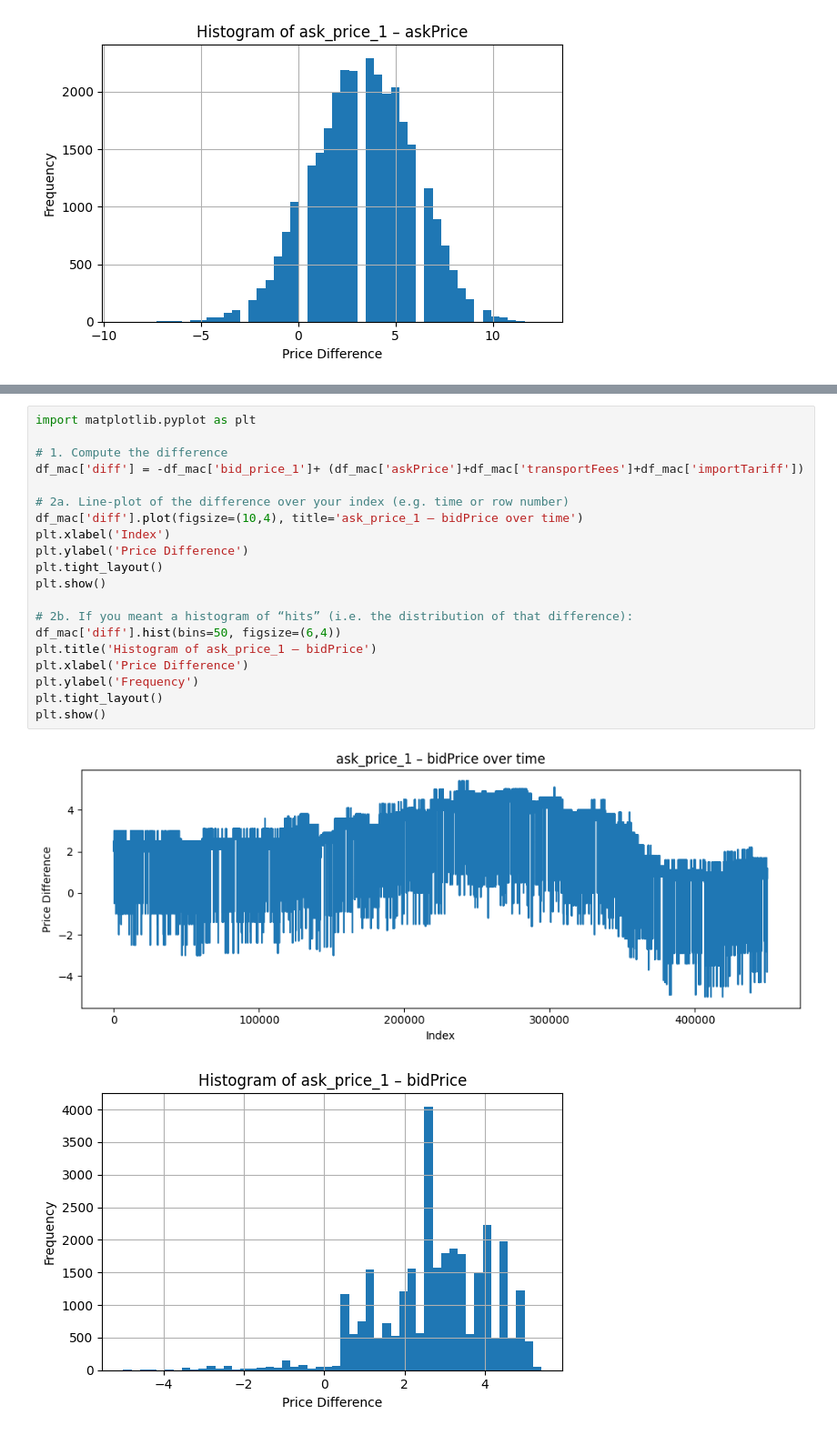
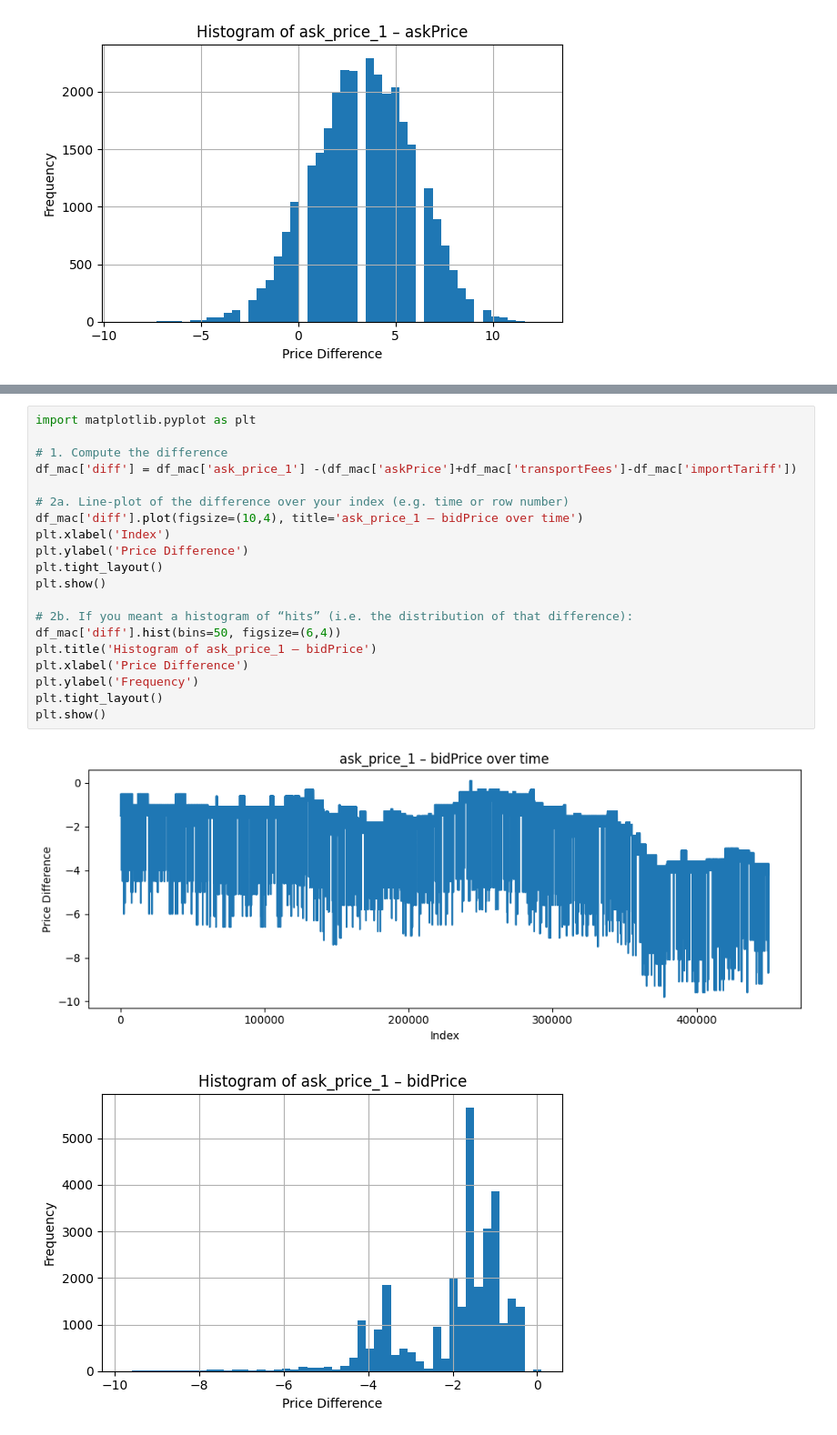
Before and after one commit to UlrichVestuche/IMC-Prosperity-3, a Jupyter notebook: Round_4/Misha/data.ipynb, the cells around one changed output, grey strips where cells are left out. Shown at 91% size. Saved outputs shown, nothing was run; the diff lists cells and outputs as text.

```diff
--- a/Round_4/Misha/data.ipynb
+++ b/Round_4/Misha/data.ipynb
@@ -744,23 +739,23 @@ df_mac.head()
 # %%
 import matplotlib.pyplot as plt
 
 # 1. Compute the difference
-df_mac['diff'] = -df_mac['bid_price_1']+ (df_mac['askPrice']+df_mac['transportFees']+df_mac['importTariff'])
+df_mac['diff'] = df_mac['ask_price_1'] -(df_mac['askPrice']+df_mac['transportFees']-df_mac['importTariff'])
 
 # 2a. Line‐plot of the difference over your index (e.g. time or row number)
 df_mac['diff'].plot(figsize=(10,4), title='ask_price_1 – bidPrice over time')
 plt.xlabel('Index')
 plt.ylabel('Price Difference')
 plt.tight_layout()
 plt.show()
 
 # 2b. If you meant a histogram of “hits” (i.e. the distribution of that difference):
 df_mac['diff'].hist(bins=50, figsize=(6,4))
 plt.title('Histogram of ask_price_1 – bidPrice')
 plt.xlabel('Price Difference')
 plt.ylabel('Frequency')
 plt.tight_layout()
 plt.show()
 # %% [output]
-[figure, old version]
+[figure, new version]
-[figure, old version]
+[figure, new version]
```
Also changed, not shown: parts of 23 cells of this notebook.
